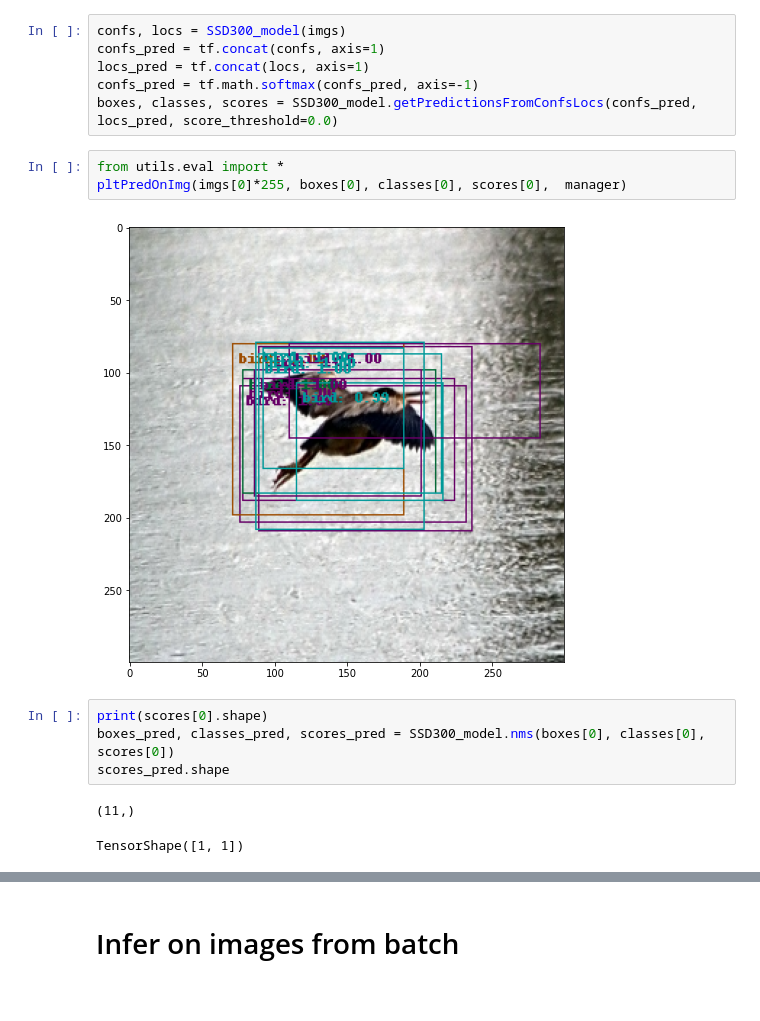
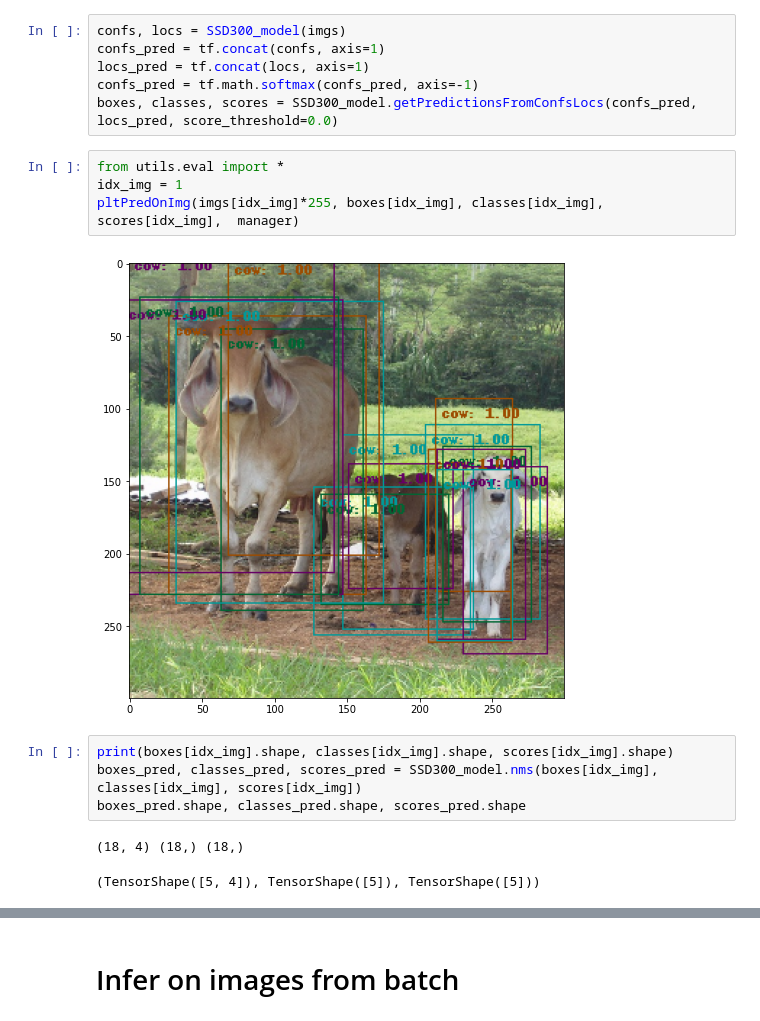
Before and after one commit to Apiquet/Tracking_SSD_ReID, a Jupyter notebook: test_SSD300.ipynb, the cells around one changed output, grey strips where cells are left out. Drawn from its saved outputs; the diff is of its cells as text.

Commit message:
[DEV][SSD] NMS V1 multi boxes 1 pass

```diff
--- a/test_SSD300.ipynb
+++ b/test_SSD300.ipynb
@@ -136,15 +136,16 @@ confs_pred = tf.math.softmax(confs_pred, axis=-1)
 boxes, classes, scores = SSD300_model.getPredictionsFromConfsLocs(confs_pred, locs_pred, score_threshold=0.0)
 # %%
 from utils.eval import *
-pltPredOnImg(imgs[0]*255, boxes[0], classes[0], scores[0],  manager)
+idx_img = 1
+pltPredOnImg(imgs[idx_img]*255, boxes[idx_img], classes[idx_img], scores[idx_img],  manager)
 # %% [output]
-[figure, old version]
+[figure, new version]
 # %%
-print(scores[0].shape)
-boxes_pred, classes_pred, scores_pred = SSD300_model.nms(boxes[0], classes[0], scores[0])
-scores_pred.shape
+print(boxes[idx_img].shape, classes[idx_img].shape, scores[idx_img].shape)
+boxes_pred, classes_pred, scores_pred = SSD300_model.nms(boxes[idx_img], classes[idx_img], scores[idx_img])
+boxes_pred.shape, classes_pred.shape, scores_pred.shape
 # %% [output]
-(11,)
+(18, 4) (18,) (18,)
-TensorShape([1, 1])
+(TensorShape([5, 4]), TensorShape([5]), TensorShape([5]))
 # %%
 from utils.eval import *
```
Also changed, not shown: parts of 3 cells of this notebook, 1 other file.
